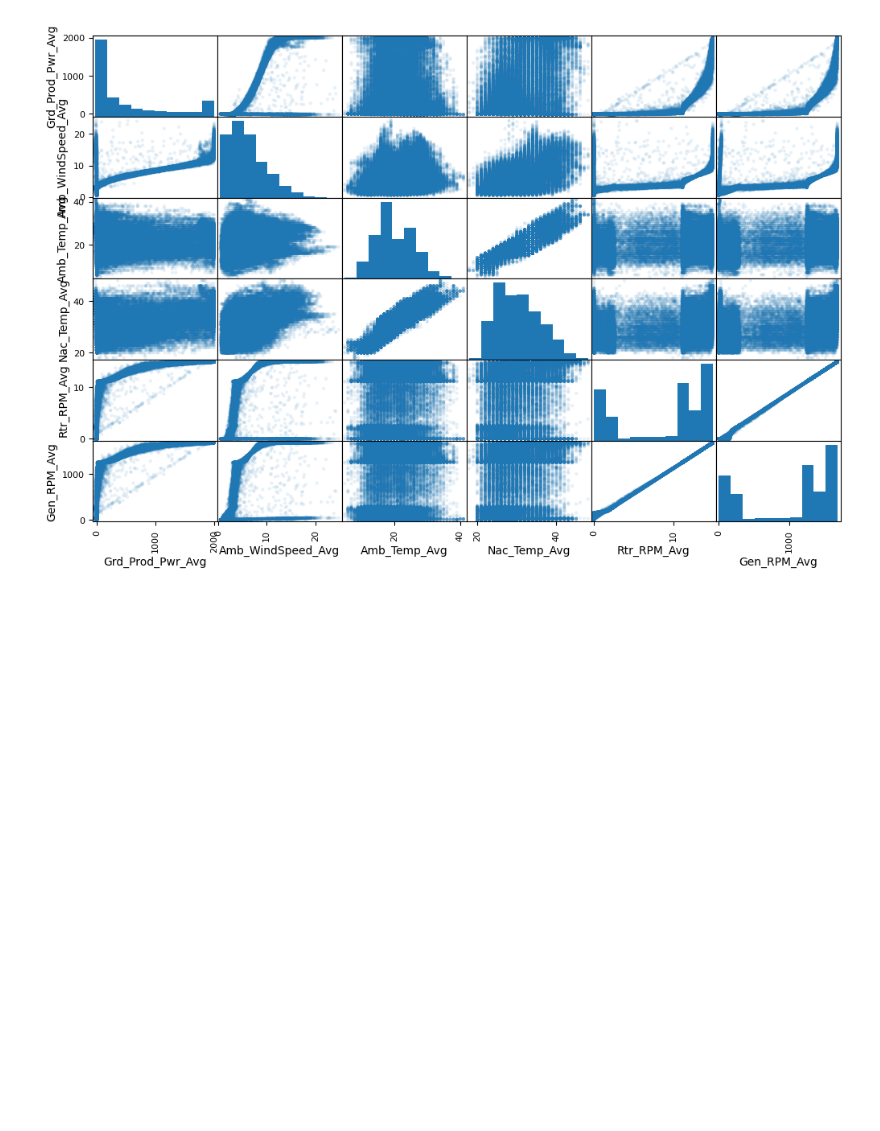
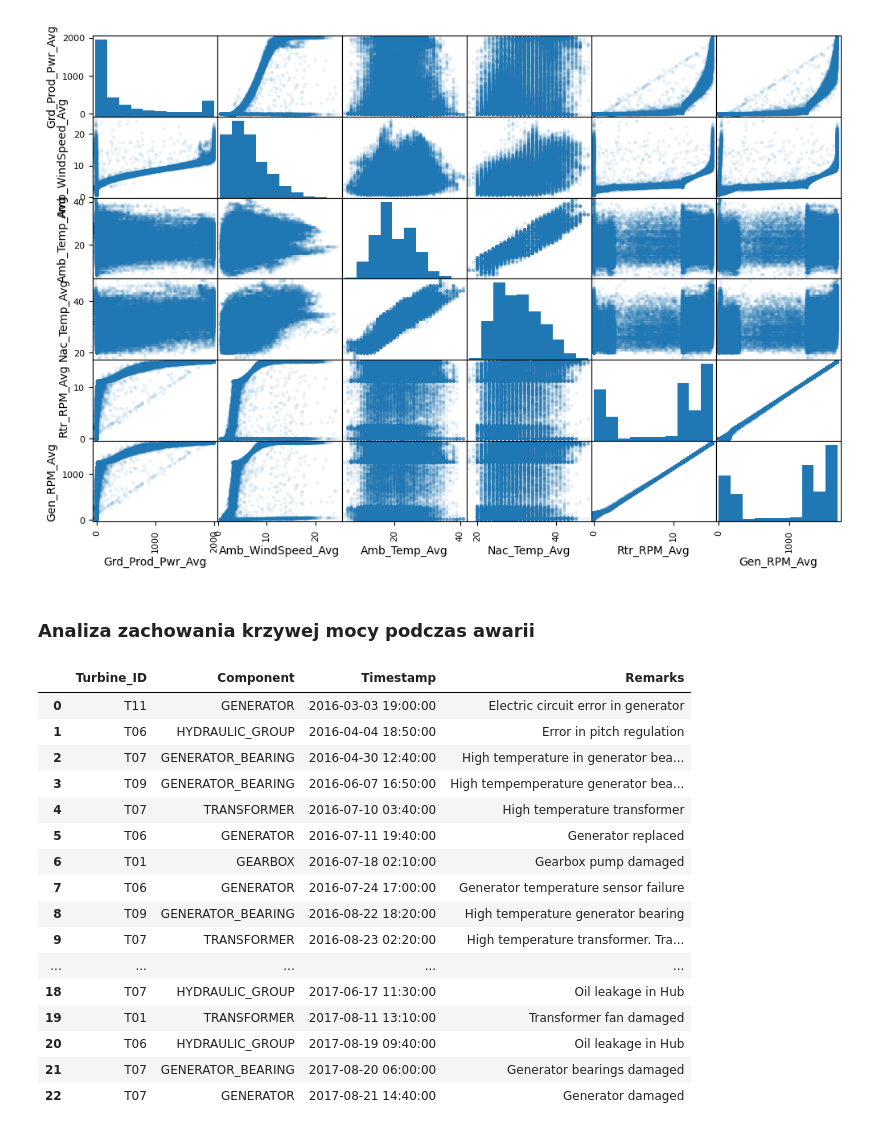
Before and after one commit to AntoniKedzierski/Windfarm, a Jupyter notebook: data_exploration.ipynb, the cells around one changed output. Saved outputs shown, nothing was run; the diff lists cells and outputs as text; code cells hidden in the pictures; blank space fills up the shorter version.

```diff
--- a/data_exploration.ipynb
+++ b/data_exploration.ipynb
@@ -80,3 +92,25 @@ pd.plotting.scatter_matrix(signals_T01[attributes], figsize=(12, 8), alpha=0.1)
 plt.show()
 # %% [output]
 [figure]
+# %% [markdown]
+### Analiza zachowania krzywej mocy podczas awarii
+# %%
+failures
+# %% [output]
+|  | Turbine_ID | Component | Timestamp | Remarks |
+| 0 | T11 | GENERATOR | 2016-03-03 19:00:00 | Electric circuit error in generator |
+| 1 | T06 | HYDRAULIC_GROUP | 2016-04-04 18:50:00 | Error in pitch regulation |
+| 2 | T07 | GENERATOR_BEARING | 2016-04-30 12:40:00 | High temperature in generator bea... |
+| 3 | T09 | GENERATOR_BEARING | 2016-06-07 16:50:00 | High tempemperature generator bea... |
+| 4 | T07 | TRANSFORMER | 2016-07-10 03:40:00 | High temperature transformer |
+| 5 | T06 | GENERATOR | 2016-07-11 19:40:00 | Generator replaced |
+| 6 | T01 | GEARBOX | 2016-07-18 02:10:00 | Gearbox pump damaged |
+| 7 | T06 | GENERATOR | 2016-07-24 17:00:00 | Generator temperature sensor failure |
+| 8 | T09 | GENERATOR_BEARING | 2016-08-22 18:20:00 | High temperature generator bearing |
+| 9 | T07 | TRANSFORMER | 2016-08-23 02:20:00 | High temperature transformer. Tra... |
+| ... | ... | ... | ... | ... |
+| 18 | T07 | HYDRAULIC_GROUP | 2017-06-17 11:30:00 | Oil leakage in Hub |
+| 19 | T01 | TRANSFORMER | 2017-08-11 13:10:00 | Transformer fan damaged |
+| 20 | T06 | HYDRAULIC_GROUP | 2017-08-19 09:40:00 | Oil leakage in Hub |
+| 21 | T07 | GENERATOR_BEARING | 2017-08-20 06:00:00 | Generator bearings damaged |
+| 22 | T07 | GENERATOR | 2017-08-21 14:40:00 | Generator damaged |
```
Also changed, not shown: parts of 7 cells of this notebook.
